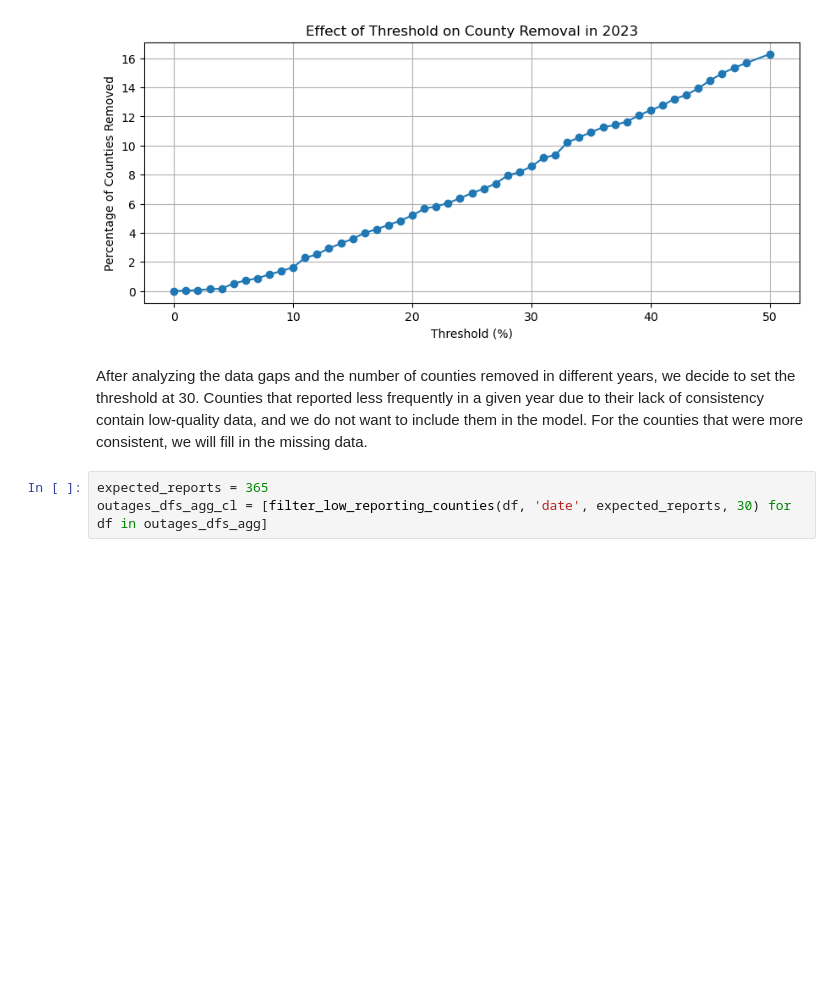
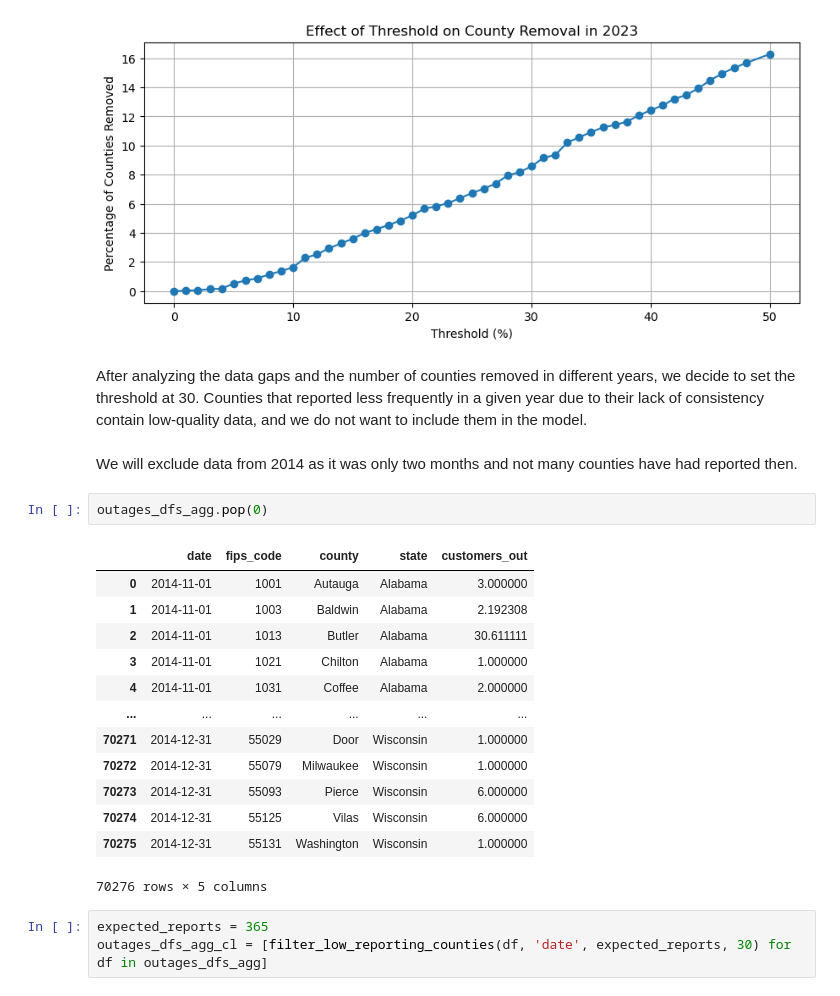
Before and after one commit to kwiatkowskaa/PowerOutage_Prediction, a Jupyter notebook: notebooks/02_feature_engineering.ipynb, the cells around one changed output. Drawn from its saved outputs; the diff is of its cells as text; blank space fills up the shorter version.

```diff
--- a/notebooks/02_feature_engineering.ipynb
+++ b/notebooks/02_feature_engineering.ipynb
@@ -142,7 +106,25 @@ plot_removal_effect(outages_dfs_agg[9], 'date', expected_reports, thresholds)
 [figure]
 [figure]
 # %% [markdown]
-After analyzing the data gaps and the number of counties removed in different years, we decide to set the threshold at 30. Counties that reported less frequently in a given year due to their lack of consistency contain low-quality data, and we do not want to include them in the model. For the counties that were more consistent, we will fill in the missing data.
+After analyzing the data gaps and the number of counties removed in different years, we decide to set the threshold at 30. Counties that reported less frequently in a given year due to their lack of consistency contain low-quality data, and we do not want to include them in the model.
+# %% [markdown]
+We will exclude data from 2014 as it was only two months and not many counties have had reported then.
+# %%
+outages_dfs_agg.pop(0)
+# %% [output]
+|  | date | fips_code | county | state | customers_out |
+| 0 | 2014-11-01 | 1001 | Autauga | Alabama | 3.000000 |
+| 1 | 2014-11-01 | 1003 | Baldwin | Alabama | 2.192308 |
+| 2 | 2014-11-01 | 1013 | Butler | Alabama | 30.611111 |
+| 3 | 2014-11-01 | 1021 | Chilton | Alabama | 1.000000 |
+| 4 | 2014-11-01 | 1031 | Coffee | Alabama | 2.000000 |
+| ... | ... | ... | ... | ... | ... |
+| 70271 | 2014-12-31 | 55029 | Door | Wisconsin | 1.000000 |
+| 70272 | 2014-12-31 | 55079 | Milwaukee | Wisconsin | 1.000000 |
+| 70273 | 2014-12-31 | 55093 | Pierce | Wisconsin | 6.000000 |
+| 70274 | 2014-12-31 | 55125 | Vilas | Wisconsin | 6.000000 |
+| 70275 | 2014-12-31 | 55131 | Washington | Wisconsin | 1.000000 |
+70276 rows × 5 columns
 # %%
 expected_reports = 365
 outages_dfs_agg_cl = [filter_low_reporting_counties(df, 'date', expected_reports, 30) for df in outages_dfs_agg]
```
Also changed, not shown: parts of 29 cells of this notebook, 1 other file.
